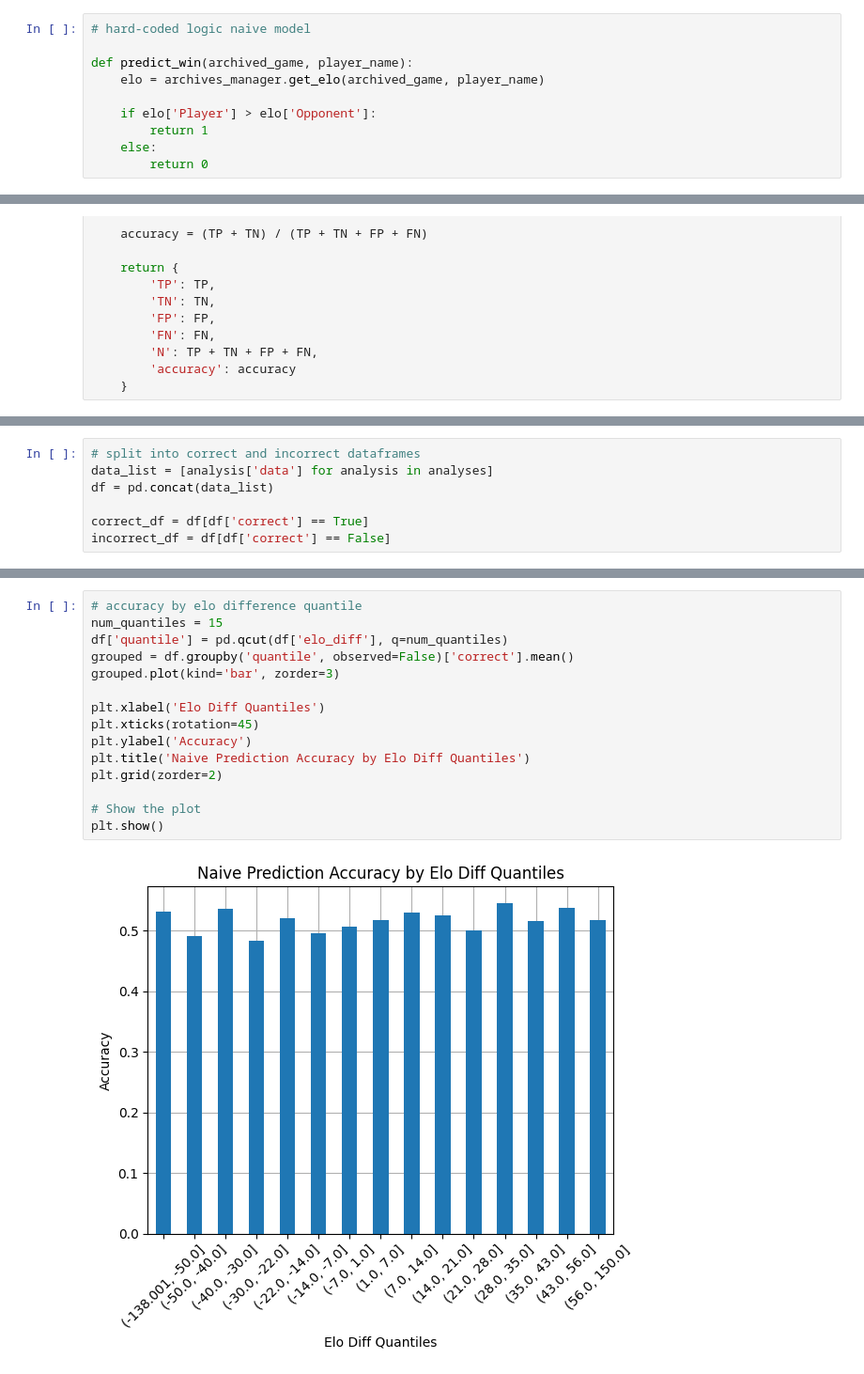
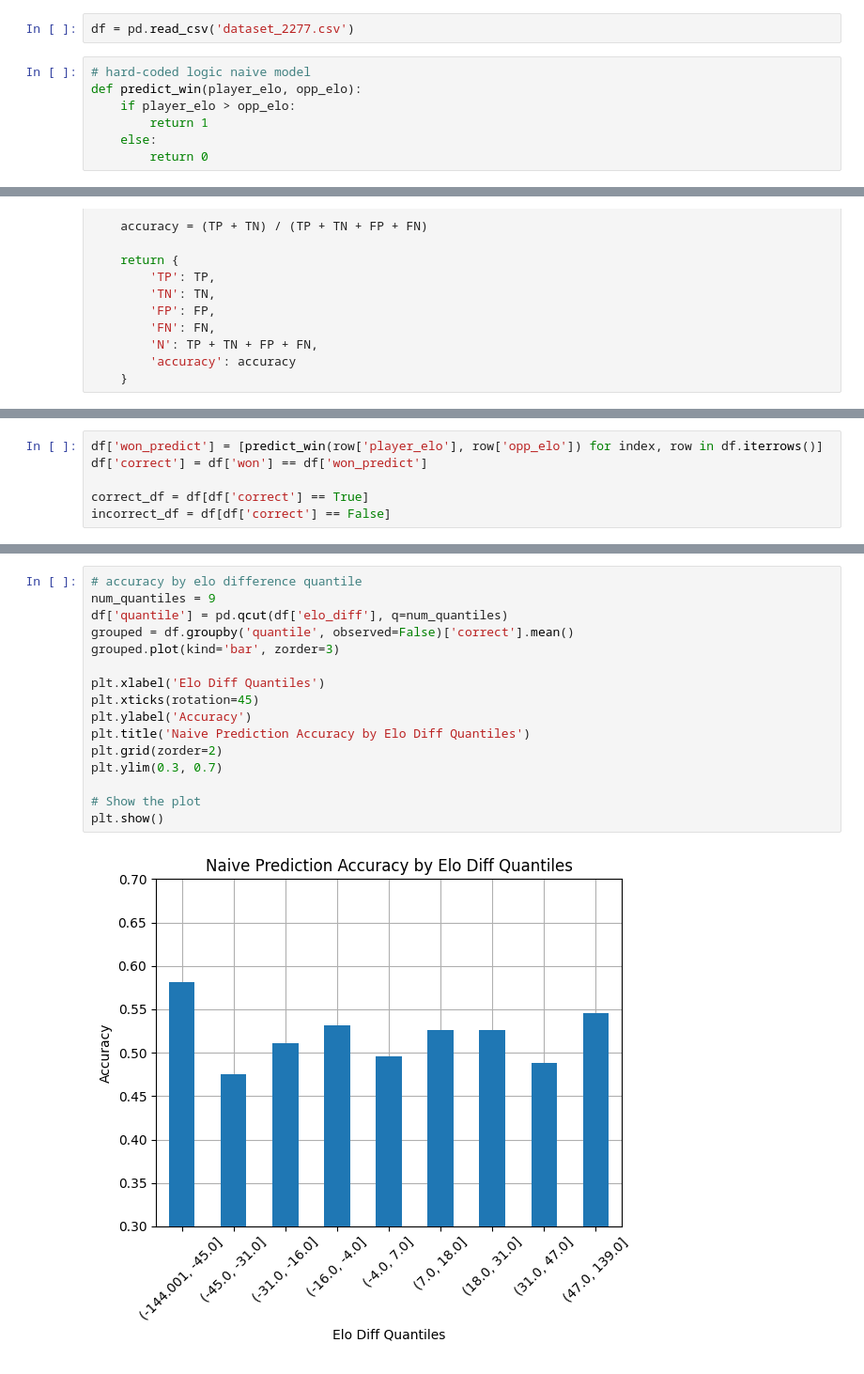
Before and after one commit to okeanskiy/online-chess-win-predictions, a Jupyter notebook: naive_prediction_model.ipynb, the cells around one changed output, grey strips where cells are left out. Shown at 94% size. Saved outputs shown, nothing was run; the diff lists cells and outputs as text.

```diff
--- a/naive_prediction_model.ipynb
+++ b/naive_prediction_model.ipynb
@@ -10,13 +5,12 @@ import matplotlib.pyplot as plt
 
 pd.set_option('display.max_rows', None)
 pd.set_option('display.width', 10000)
+# %%
+df = pd.read_csv('dataset_2277.csv')
 # %%
 # hard-coded logic naive model
-
-def predict_win(archived_game, player_name):
-    elo = archives_manager.get_elo(archived_game, player_name)
-
-    if elo['Player'] > elo['Opponent']:
+def predict_win(player_elo, opp_elo):
+    if player_elo > opp_elo:
         return 1
     else:
         return 0
@@ -144,7 +33,0 @@ BIG_TONKA_T
-# %%
-# split into correct and incorrect dataframes
-data_list = [analysis['data'] for analysis in analyses]
-df = pd.concat(data_list)
-
-correct_df = df[df['correct'] == True]
-incorrect_df = df[df['correct'] == False]
@@ -151,3 +76,9 @@ incorrect_df = df[df['correct'] == False]
+# %%
+df['won_predict'] = [predict_win(row['player_elo'], row['opp_elo']) for index, row in df.iterrows()]
+df['correct'] = df['won'] == df['won_predict']
+
+correct_df = df[df['correct'] == True]
+incorrect_df = df[df['correct'] == False]
 # %%
 # player vs opponent elo predictions
 plt.scatter(correct_df['player_elo'], correct_df['opp_elo'], color='blue', s=8, alpha=0.25, label='Correct')
@@ -163,17 +96,18 @@ plt.show()
 # %%
 # accuracy by elo difference quantile
-num_quantiles = 15
+num_quantiles = 9
 df['quantile'] = pd.qcut(df['elo_diff'], q=num_quantiles)
 grouped = df.groupby('quantile', observed=False)['correct'].mean()
 grouped.plot(kind='bar', zorder=3)
 
 plt.xlabel('Elo Diff Quantiles')
 plt.xticks(rotation=45)
 plt.ylabel('Accuracy')
 plt.title('Naive Prediction Accuracy by Elo Diff Quantiles')
 plt.grid(zorder=2)
+plt.ylim(0.3, 0.7)
 
 # Show the plot
 plt.show()
 # %% [output]
-[figure, old version]
+[figure, new version]
```
Also changed, not shown: parts of 6 cells of this notebook, 2 other files.
